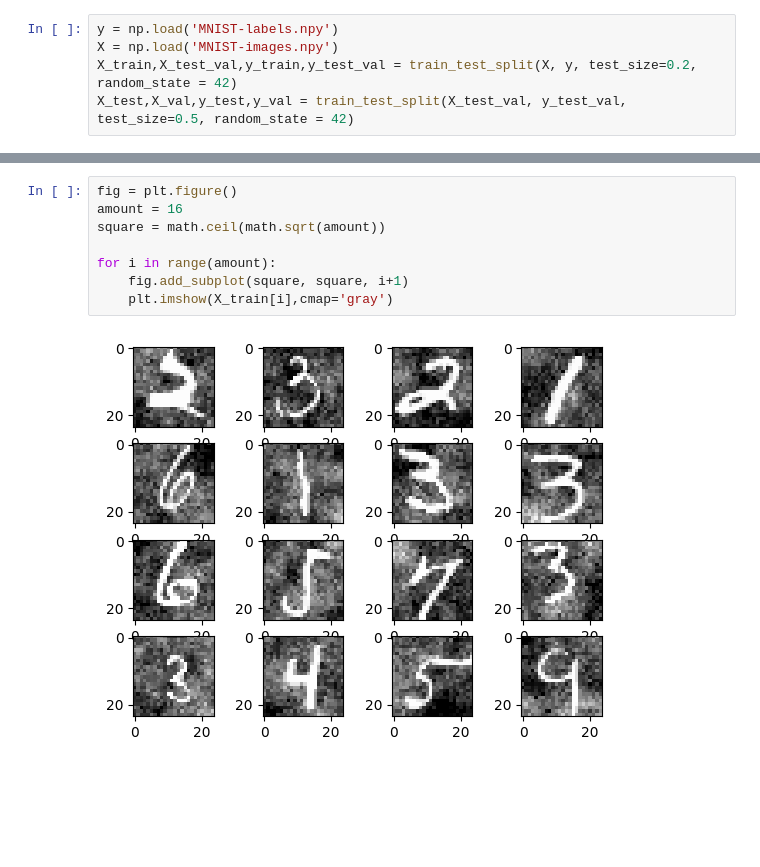
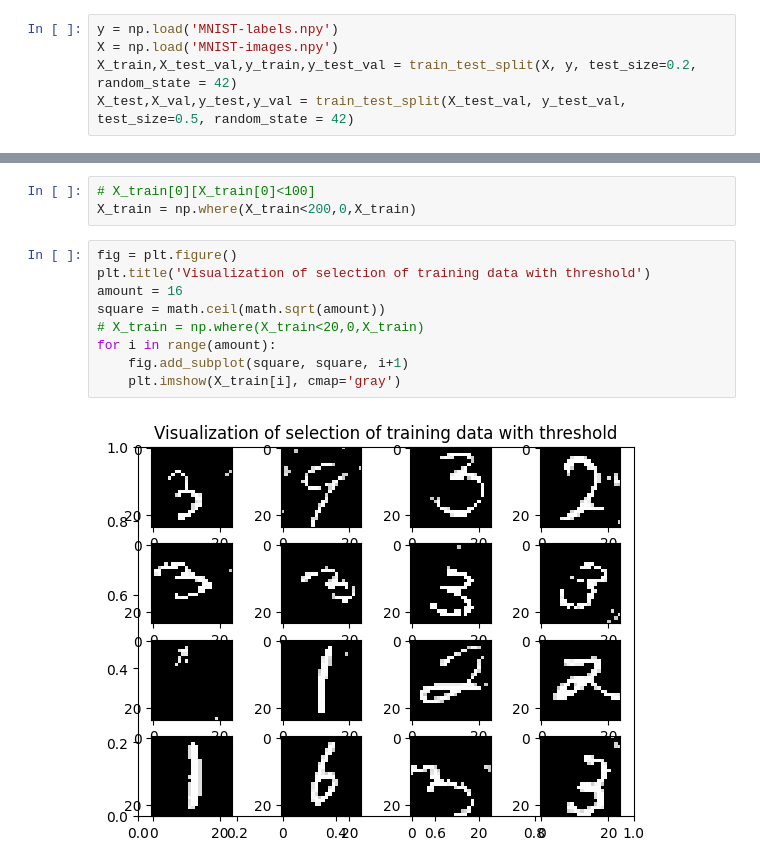
Before and after one commit to SigurdTorsnes/Digit-recognizer, a Jupyter notebook: Data_exploration.ipynb, the cells around one changed output, grey strips where cells are left out. Cells and saved outputs as stored; diff of their text form; blank space fills up the shorter version.

Commit message:
Played around with parameters + added threshold

```diff
--- a/Data_exploration.ipynb
+++ b/Data_exploration.ipynb
@@ -23,10 +23,14 @@ Text(0.5, 1.0, 'Distribution of labels')
+# %%
+# X_train[0][X_train[0]<100]
+X_train = np.where(X_train<200,0,X_train)
 # %%
 fig = plt.figure()
+plt.title('Visualization of selection of training data with threshold')
 amount = 16
 square = math.ceil(math.sqrt(amount))
-
+# X_train = np.where(X_train<20,0,X_train)
 for i in range(amount):
     fig.add_subplot(square, square, i+1)
-    plt.imshow(X_train[i],cmap='gray')
+    plt.imshow(X_train[i], cmap='gray')
 # %% [output]
-[figure, old version]
+[figure, new version]
```
Also changed, not shown: parts of 1 cell of this notebook, 2 other files.
